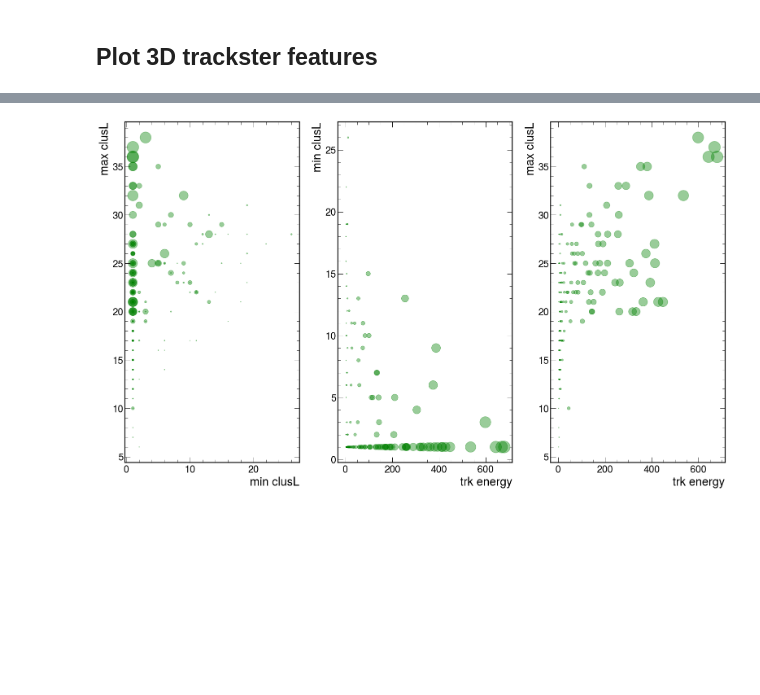
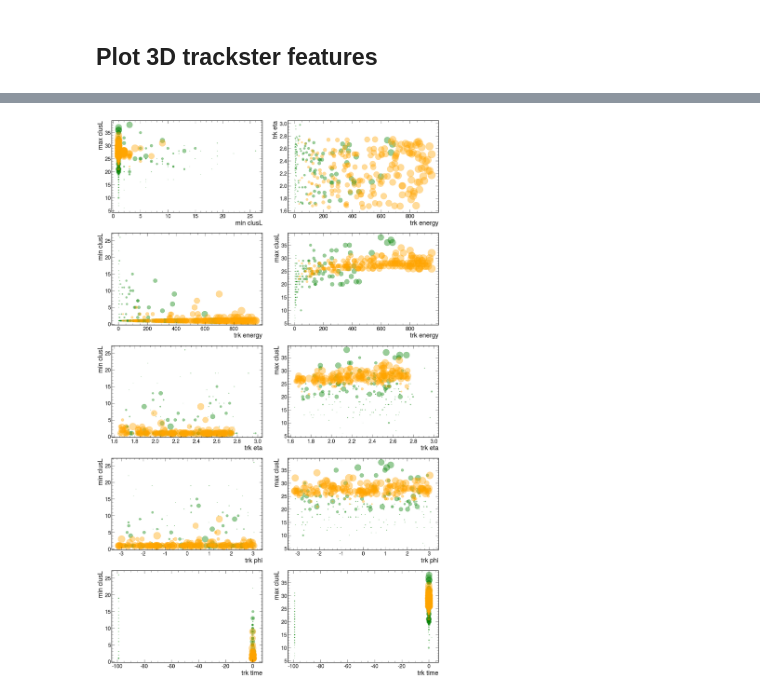
Before and after one commit to acappati/HGCalReco_scripts, a Jupyter notebook: Visualization_pho-pi_files.ipynb, the cells around one changed output, grey strips where cells are left out. Saved outputs shown, nothing was run; the diff lists cells and outputs as text; code cells hidden in the pictures; blank space fills up the shorter version.

Commit message:
plot trackster feat - pi and pho

```diff
--- a/Visualization_pho-pi_files.ipynb
+++ b/Visualization_pho-pi_files.ipynb
@@ -203,35 +206,78 @@ plt.show()
 # %%
 plt.style.use(hep.style.CMS)
 
-fig, axs = plt.subplots(1, 3, figsize=(20,12),dpi=80)
+fig, axs = plt.subplots(5, 2, figsize=(20,32), dpi=80)
 
 
-## counter for color list
-i_colors = 0
-
-# def arrays
+# def arrays - for pions
 # the clus3d_feat is a tensor of only 6 features (an array basically ?)
 # the .item() extract the item value from the tensor
-arr_trkcluseta  = [ins.clus3d_feat[0].item() for ins in loadfile_pi]
-arr_trkclusphi  = [ins.clus3d_feat[1].item() for ins in loadfile_pi]
-arr_trkclusen   = [ins.clus3d_feat[2].item() for ins in loadfile_pi]
-arr_trkclustime = [ins.clus3d_feat[3].item() for ins in loadfile_pi]
-arr_minL = [ins.clus3d_feat[4].item() for ins in loadfile_pi]
-arr_maxL = [ins.clus3d_feat[5].item() for ins in loadfile_pi]
+arr_trkcluseta_pi  = [ins.clus3d_feat[0].item() for ins in loadfile_pi]
+arr_trkclusphi_pi  = [ins.clus3d_feat[1].item() for ins in loadfile_pi]
+arr_trkclusen_pi   = [ins.clus3d_feat[2].item() for ins in loadfile_pi]
+arr_trkclustime_pi = [ins.clus3d_feat[3].item() for ins in loadfile_pi]
+arr_minL_pi = [ins.clus3d_feat[4].item() for ins in loadfile_pi]
+arr_maxL_pi = [ins.clus3d_feat[5].item() for ins in loadfile_pi]
+
+# def arrays - for photons
+# the clus3d_feat is a tensor of only 6 features (an array basically ?)
+# the .item() extract the item value from the tensor
+arr_trkcluseta_pho  = [ins1.clus3d_feat[0].item() for ins1 in loadfile_pho]
+arr_trkclusphi_pho  = [ins1.clus3d_feat[1].item() for ins1 in loadfile_pho]
+arr_trkclusen_pho   = [ins1.clus3d_feat[2].item() for ins1 in loadfile_pho]
+arr_trkclustime_pho = [ins1.clus3d_feat[3].item() for ins1 in loadfile_pho]
+arr_minL_pho = [ins1.clus3d_feat[4].item() for ins1 in loadfile_pho]
+arr_maxL_pho = [ins1.clus3d_feat[5].item() for ins1 in loadfile_pho]
 
 
 # plots
-axs[0].scatter(arr_minL,arr_maxL,s=arr_trkclusen, color="green", alpha=0.4)
-axs[0].set_xlabel('min clusL')
-axs[0].set_ylabel('max clusL')
-axs[1].scatter(arr_trkclusen,arr_minL,s=arr_trkclusen, color="green", alpha=0.4)
-axs[1].set_xlabel('trk energy')
-axs[1].set_ylabel('min clusL')
-axs[2].scatter(arr_trkclusen,arr_maxL,s=arr_trkclusen, color="green", alpha=0.4)
-axs[2].set_xlabel('trk energy')
-axs[2].set_ylabel('max clusL')
+axs[0][0].scatter(arr_minL_pi,  arr_maxL_pi,  s=arr_trkclusen_pi,  color="green", alpha=0.4, label='pion')
+axs[0][0].scatter(arr_minL_pho, arr_maxL_pho, s=arr_trkclusen_pho, color="orange", alpha=0.4, label='photon')
+axs[0][0].set_xlabel('min clusL')
+axs[0][0].set_ylabel('max clusL')
+axs[0][1].scatter(arr_trkclusen_pi,  arr_trkcluseta_pi,  s=arr_trkclusen_pi,  color="green", alpha=0.4)
+axs[0][1].scatter(arr_trkclusen_pho, arr_trkcluseta_pho, s=arr_trkclusen_pho, color="orange", alpha=0.4)
+axs[0][1].set_xlabel('trk energy')
+axs[0][1].set_ylabel('trk eta')
+# min max L vs energy
+axs[1][0].scatter(arr_trkclusen_pi, arr_minL_pi,  s=arr_trkclusen_pi,  color="green", alpha=0.4)
+axs[1][0].scatter(arr_trkclusen_pho,arr_minL_pho, s=arr_trkclusen_pho, color="orange", alpha=0.4)
+axs[1][0].set_xlabel('trk energy')
+axs[1][0].set_ylabel('min clusL')
+axs[1][1].scatter(arr_trkclusen_pi,  arr_maxL_pi,  s=arr_trkclusen_pi,  color="green", alpha=0.4)
+axs[1][1].scatter(arr_trkclusen_pho, arr_maxL_pho, s=arr_trkclusen_pho, color="orange", alpha=0.4)
+axs[1][1].set_xlabel('trk energy')
+axs[1][1].set_ylabel('max clusL')
+# min max L vs eta
+axs[2][0].scatter(arr_trkcluseta_pi,  arr_minL_pi,  s=arr_trkclusen_pi,  color="green", alpha=0.4)
+axs[2][0].scatter(arr_trkcluseta_pho, arr_minL_pho, s=arr_trkclusen_pho, color="orange", alpha=0.4)
+axs[2][0].set_xlabel('trk eta')
+axs[2][0].set_ylabel('min clusL')
+axs[2][1].scatter(arr_trkcluseta_pi,  arr_maxL_pi,  s=arr_trkclusen_pi,  color="green", alpha=0.4)
+axs[2][1].scatter(arr_trkcluseta_pho, arr_maxL_pho, s=arr_trkclusen_pho, color="orange", alpha=0.4)
+axs[2][1].set_xlabel('trk eta')
+axs[2][1].set_ylabel('max clusL')
+# min max L vs phi
+axs[3][0].scatter(arr_trkclusphi_pi,  arr_minL_pi,  s=arr_trkclusen_pi,  color="green", alpha=0.4)
+axs[3][0].scatter(arr_trkclusphi_pho, arr_minL_pho, s=arr_trkclusen_pho, color="orange", alpha=0.4)
+axs[3][0].set_xlabel('trk phi')
+axs[3][0].set_ylabel('min clusL')
+axs[3][1].scatter(arr_trkclusphi_pi,  arr_maxL_pi,  s=arr_trkclusen_pi,  color="green", alpha=0.4)
+axs[3][1].scatter(arr_trkclusphi_pho, arr_maxL_pho, s=arr_trkclusen_pho, color="orange", alpha=0.4)
+axs[3][1].set_xlabel('trk phi')
+axs[3][1].set_ylabel('max clusL')
+# min max L vs time
+axs[4][0].scatter(arr_trkclustime_pi,  arr_minL_pi,  s=arr_trkclusen_pi,  color="green", alpha=0.4)
+axs[4][0].scatter(arr_trkclustime_pho, arr_minL_pho, s=arr_trkclusen_pho, color="orange", alpha=0.4)
+axs[4][0].set_xlabel('trk time')
+axs[4][0].set_ylabel('min clusL')
+axs[4][1].scatter(arr_trkclustime_pi,  arr_maxL_pi,  s=arr_trkclusen_pi,  color="green", alpha=0.4)
+axs[4][1].scatter(arr_trkclustime_pho, arr_maxL_pho, s=arr_trkclusen_pho, color="orange", alpha=0.4)
+axs[4][1].set_xlabel('trk time')
+axs[4][1].set_ylabel('max clusL')
 
 
+plt.legend()
 plt.tight_layout()
 plt.show()
 # %% [output]
@@ -238 +285 @@ plt.show()
-[figure, old version]
+[figure, new version]
```
Also changed, not shown: parts of 2 cells of this notebook.
